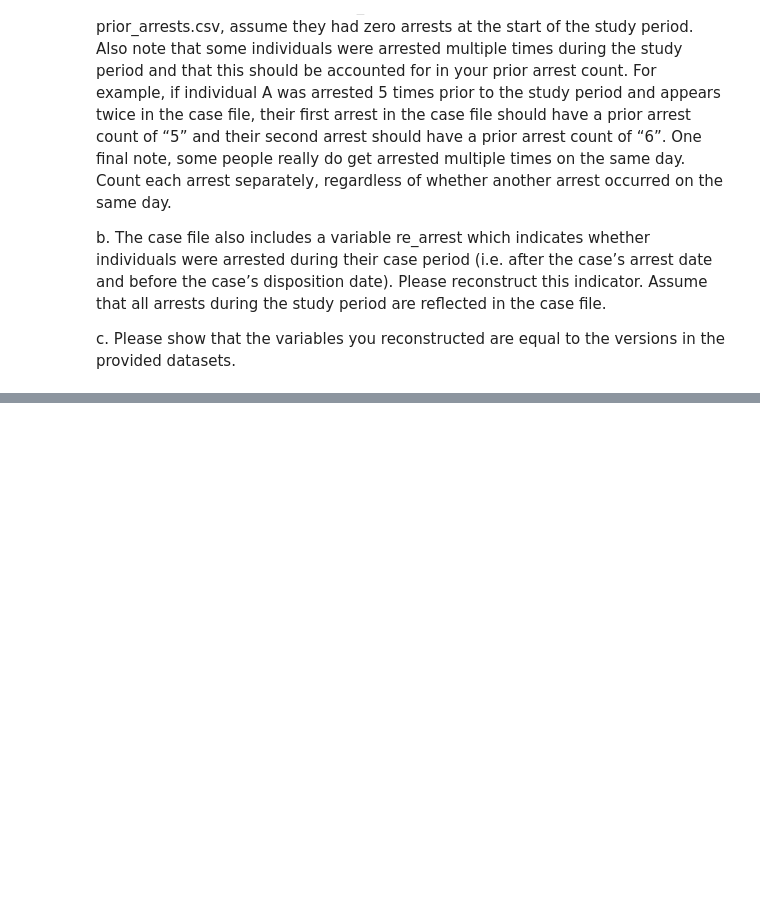
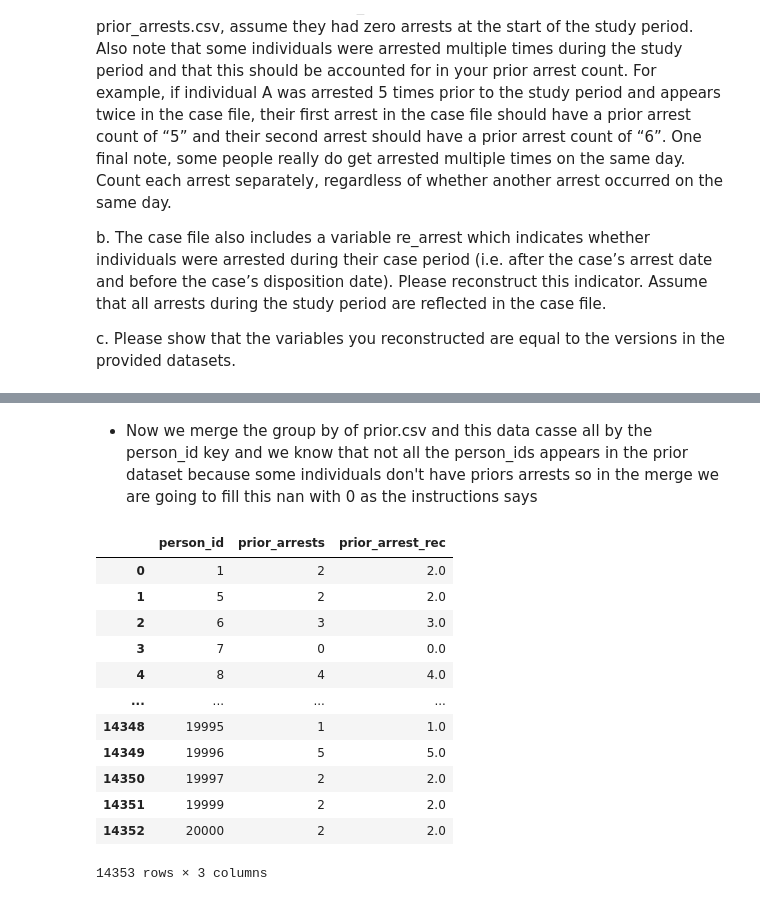
Before and after one commit to jesoto/Upen, a Jupyter notebook: notebooks/Untitled0.ipynb, the cells around one changed output, grey strips where cells are left out. Saved outputs shown, nothing was run; the diff lists cells and outputs as text; code cells hidden in the pictures; blank space fills up the shorter version.

```diff
--- a/notebooks/Untitled0.ipynb
+++ b/notebooks/Untitled0.ipynb
@@ -467,0 +312,4 @@ _iddf_case[df_case.person_id.duplicated('first') == False].merge(prior.groupby('
+# %%
+#we group by person_id and count the dates as arrests, then reset the index,convert to frame and rename the column
+priors = prior.groupby('person_id').arrest_date.count().to_frame().reset_index().rename(columns = {'arrest_date':'prior_arrest_rec'})
+priors
@@ -467,0 +332,4 @@ _iddf_case[df_case.person_id.duplicated('first') == False].merge(prior.groupby('
+# %%
+#we keep person id and prior only keep the first duplicated row
+casse = data[['person_id','prior_arrests']][data.person_id.duplicated('first') == False]
+casse
@@ -467,0 +350,19 @@ _iddf_case[df_case.person_id.duplicated('first') == False].merge(prior.groupby('
+# %% [markdown]
+- Now we merge the group by of prior.csv and this data casse all by the person_id key and we know that not all the person_ids appears in the prior dataset because some individuals don't have priors arrests so in the merge we are going to fill this nan with 0 as the instructions says
+# %%
+recreatrion = casse.merge(priors, on = 'person_id',how = 'left').fillna(0)
+recreatrion
+# %% [output]
+|  | person_id | prior_arrests | prior_arrest_rec |
+| 0 | 1 | 2 | 2.0 |
+| 1 | 5 | 2 | 2.0 |
+| 2 | 6 | 3 | 3.0 |
+| 3 | 7 | 0 | 0.0 |
+| 4 | 8 | 4 | 4.0 |
+| ... | ... | ... | ... |
+| 14348 | 19995 | 1 | 1.0 |
+| 14349 | 19996 | 5 | 5.0 |
+| 14350 | 19997 | 2 | 2.0 |
+| 14351 | 19999 | 2 | 2.0 |
+| 14352 | 20000 | 2 | 2.0 |
+14353 rows × 3 columns
```
Also changed, not shown: parts of 43 cells of this notebook.
